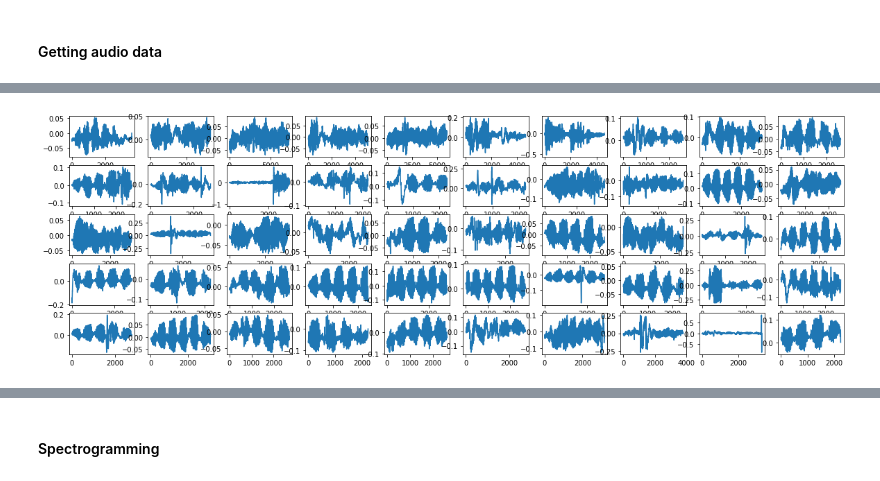
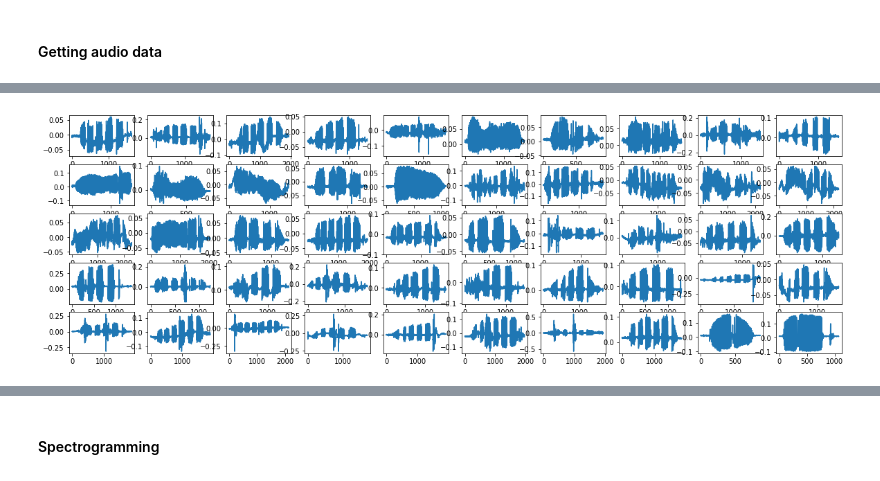
Before and after one commit to marathomas/meerkat, a Jupyter notebook: meerkat_preprocessing.ipynb, the cells around one changed output, grey strips where cells are left out. Saved outputs shown, nothing was run; the diff lists cells and outputs as text; code cells hidden in the pictures.

```diff
--- a/meerkat_preprocessing.ipynb
+++ b/meerkat_preprocessing.ipynb
@@ -794,0 +472,3 @@ Creating spectrograms from call files and put them as numpy array into labels da
+# %%
+spec_df = spec_df.loc[df['duration_s'] >= MIN_DURATION]
+spec_df.shape
@@ -795,8 +477,10 @@ Creating spectrograms from call files and put them as numpy array into labels da
+# %%
+spec_df.index = list(range(0,spec_df.shape[0]))
 # %% [markdown]
 #### Setting parameters
 # %%
 hparams = HParams(
-    num_mel_bins = 128,
+    num_mel_bins = 40,
     mel_lower_edge_hertz=5000,
     mel_upper_edge_hertz=10000,
     butter_lowcut = 5000,
@@ -805,7 +489,7 @@ hparams = HParams(
     min_level_db = -70,
     mask_spec = True,
     mask_spec_kwargs = {"spec_thresh": 0.9, "offset": 1e-10},
-    reduce_noise = True,
+    reduce_noise = False,
 )
 # %%
 FFT_WIN = 0.03
@@ -816,5 +500,6 @@ WIN_LENGTH = 6
 # %% [markdown]
 #### Getting audio data
 # %%
-raw_audio_data = df.apply(lambda row: get_audio(row['wav_loc'], hparams), axis=1)
-df['raw_audio'] = raw_audio_data
+raw_audio_data = spec_df.apply(lambda row: get_audio(row['original_wav'], row['start_s'], row['duration_s'], hparams), axis=1)
+spec_df['raw_audio'] = raw_audio_data
+spec_df.to_pickle(PROJECT_PATH+"spec_df_all")
@@ -846,14 +506,15 @@ df_subset = df.iloc[0:50,]
 # %%
-sylls = df_subset.raw_audio.values
+subset_df = spec_df.loc[0:50,]
+sylls = subset_df.raw_audio.values
 
 nrows = 5
 ncols = 10
 zoom = 2
 fig, axs = plt.subplots(ncols=ncols, nrows = nrows,figsize = (ncols*zoom, nrows+zoom/1.5))
 for i, syll in tqdm(enumerate(sylls), total = nrows*ncols):
     ax = axs.flatten()[i]
     ax.plot(syll)
     if i == nrows*ncols -1:
         break
 # %% [output]
-[figure, old version]
+[figure, new version]
```
Also changed, not shown: parts of 99 cells of this notebook.
